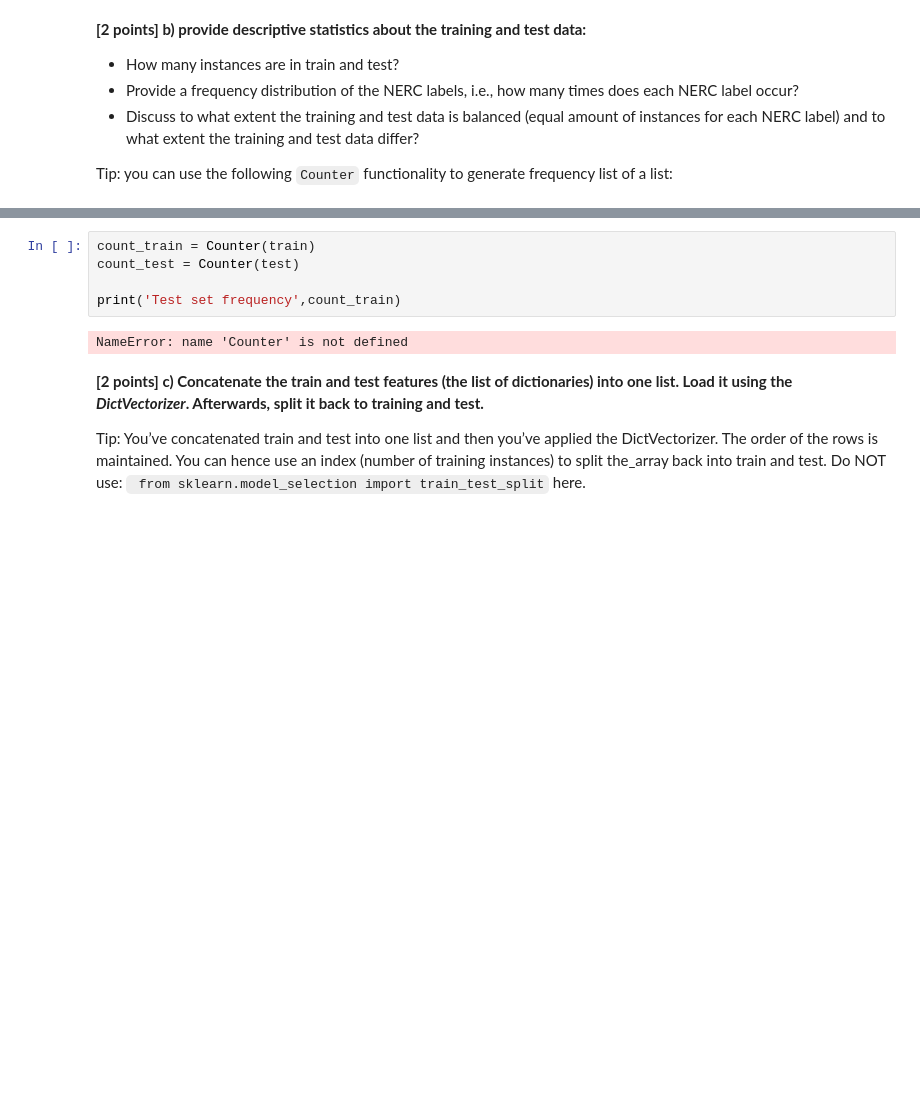
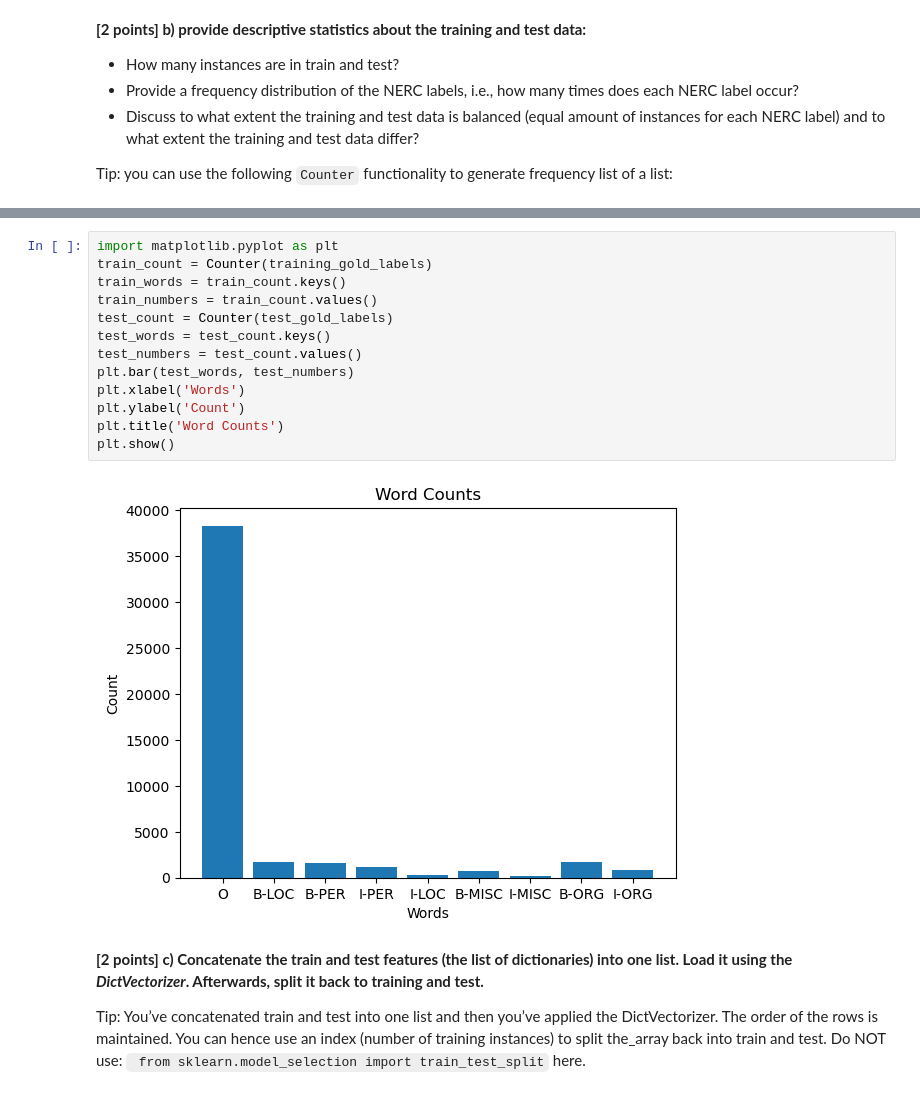
Before and after one commit to mmbc2008/ba-text-mining, a Jupyter notebook: lab_sessions/lab4/Lab4-Assignment-nerc.ipynb, the cells around one changed output, grey strips where cells are left out. Drawn from its saved outputs; the diff is of its cells as text; blank space fills up the shorter version.

```diff
--- a/lab_sessions/lab4/Lab4-Assignment-nerc.ipynb
+++ b/lab_sessions/lab4/Lab4-Assignment-nerc.ipynb
@@ -85,10 +89,18 @@ Counter(my_list)
-# %%
-count_train = Counter(train)
-count_test = Counter(test)
-
-print('Test set frequency',count_train)
-# %% [output]
-NameError: name 'Counter' is not defined
+# %%
+import matplotlib.pyplot as plt
+train_count = Counter(training_gold_labels)
+train_words = train_count.keys()
+train_numbers = train_count.values()
+test_count = Counter(test_gold_labels)
+test_words = test_count.keys()
+test_numbers = test_count.values()
+plt.bar(test_words, test_numbers)
+plt.xlabel('Words')
+plt.ylabel('Count')
+plt.title('Word Counts')
+plt.show()
+# %% [output]
+[figure, added]
 # %% [markdown]
 **[2 points] c) Concatenate the train and test features (the list of dictionaries) into one list. Load it using the *DictVectorizer*. Afterwards, split it back to training and test.**
 
```
Also changed, not shown: parts of 4 cells of this notebook.
